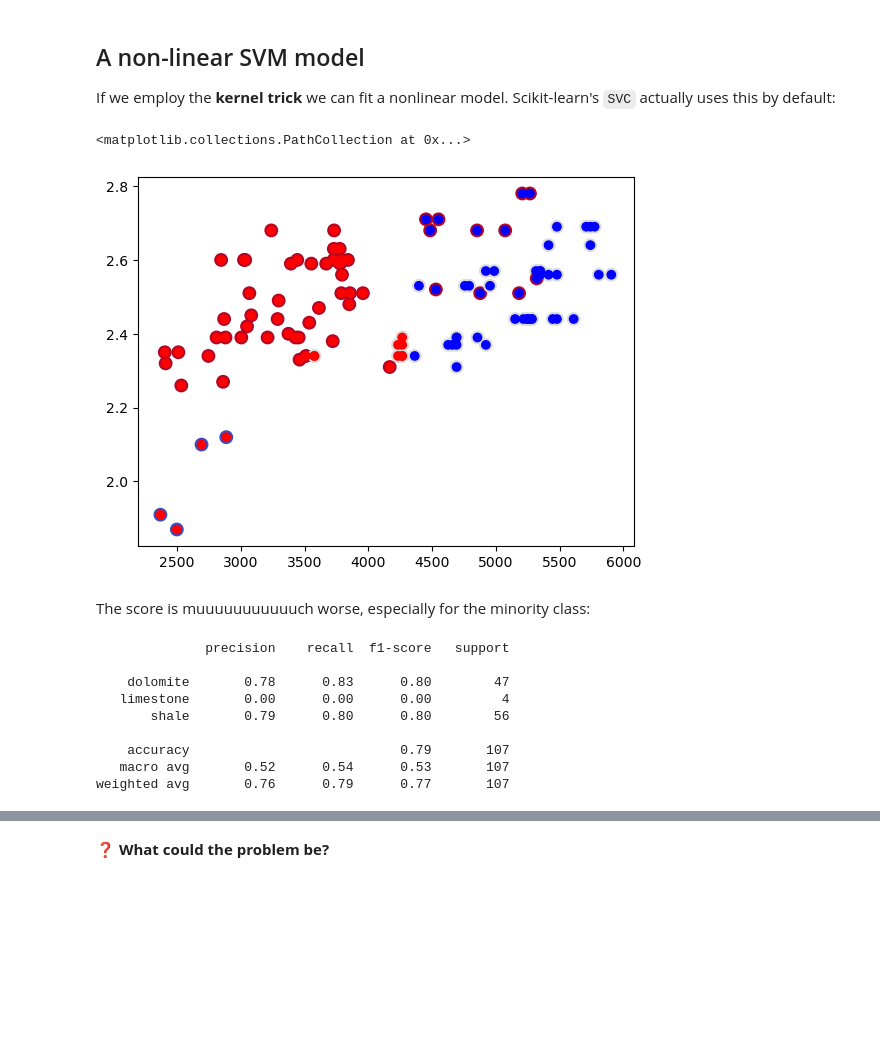
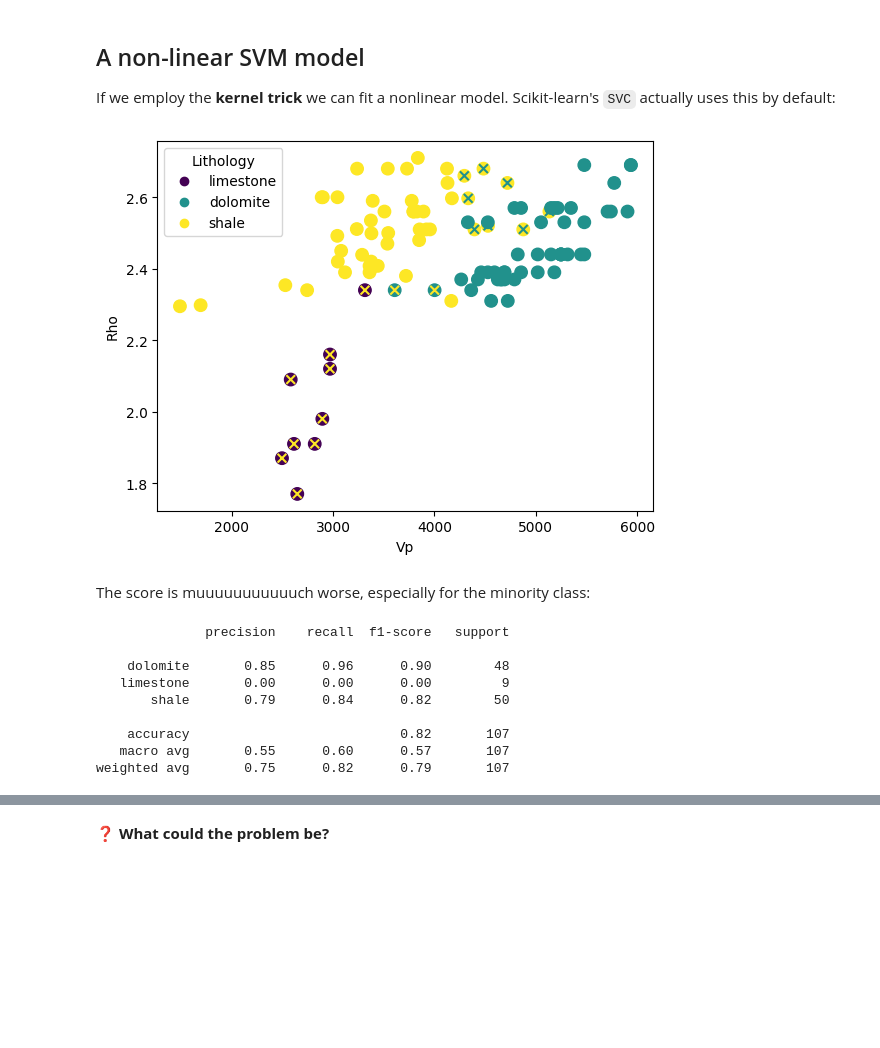
Before and after one commit to dawidszczur/intro-to-data-science, a Jupyter notebook: SOLUTIONS/1_classification_SOLVED.ipynb, the cells around one changed output, grey strips where cells are left out. Drawn from its saved outputs; the diff is of its cells as text; code cells hidden in the pictures.

```diff
--- a/SOLUTIONS/1_classification_SOLVED.ipynb
+++ b/SOLUTIONS/1_classification_SOLVED.ipynb
@@ -13,7 +13,7 @@ First we'll import some data. I'm using an extract from the Rock Property Catalo
 # %%
 import pandas as pd
 
-url = 'https://raw.githubusercontent.com/scienxlab/datasets/refs/heads/main/rpc/3-lithologies.csv'
+url = 'https://raw.githubusercontent.com/scienxlab/datasets/refs/heads/main/rpc/rpc-3-imbalanced.csv'
 
 df = pd.read_csv(url)
 
@@ -94,6 +100,6 @@ from sklearn.svm import SVC
 
 svc = SVC(kernel='linear')
 
-svc.fit(X, y)
+clf = svc.fit(X, y)
 
-y_pred = svc.predict(X)
+y_pred = clf.predict(X)
@@ -221,0 +321,8 @@ sns.kdeplot(X_test[:, 0])
+# %%
+X_train, X_test, y_train, y_test = train_test_split(X, y, random_state=1337)
+
+svc = SVC(kernel='linear')
+svc.fit(X_train, y_train)
+y_pred = svc.predict(X_test)
+
+print(classification_report(y_test, y_pred))
@@ -224,17 +341,22 @@ sns.kdeplot(X_test[:, 0])
 
 If we employ the **kernel trick** we can fit a nonlinear model. Scikit-learn's `SVC` actually uses this by default:
 # %%
+import matplotlib.colors as mcolors
+
 svc = SVC()  # Default is kernel='rbf'
+clf = svc.fit(X_train, y_train)
+y_pred = clf.predict(X_test)
 
-svc.fit(X_train, y_train)
+fig, ax = plt.subplots()
 
-y_pred = svc.predict(X_test)
-
-plt.scatter(*X_test.T, c=lith_index(y_test), s=80, cmap='coolwarm')
-plt.scatter(*X_test.T, c=lith_index(y_pred), cmap='bwr')
+scatter = ax.scatter(*X_test.T, c=lith_index(y_test), s= 80)
+ax.scatter(*X_test.T, c=np.array(lith_index(y_pred)), s=40, marker='x', norm=mcolors.Normalize(vmin=0, vmax=2))
+ax.set_xlabel('Vp')
+ax.set_ylabel('Rho')
+handles, labels = scatter.legend_elements()
+legend = ax.legend(handles = handles, labels = LITHS, title="Lithology")
 # %% [output]
-<matplotlib.collections.PathCollection at 0x...>
-[figure, old version]
+[figure, new version]
 # %% [markdown]
 The score is muuuuuuuuuuuch worse, especially for the minority class:
 # %%
@@ -242,10 +364,10 @@ print(classification_report(y_test, y_pred))
 # %% [output]
               precision    recall  f1-score   support
 
-    dolomite       0.78      0.83      0.80        47
-   limestone       0.00      0.00      0.00         4
-       shale       0.79      0.80      0.80        56
+    dolomite       0.85      0.96      0.90        48
+   limestone       0.00      0.00      0.00         9
+       shale       0.79      0.84      0.82        50
 
-    accuracy                           0.79       107
-   macro avg       0.52      0.54      0.53       107
-weighted avg       0.76      0.79      0.77       107
+    accuracy                           0.82       107
+   macro avg       0.55      0.60      0.57       107
+weighted avg       0.75      0.82      0.79       107
```
Also changed, not shown: parts of 59 cells of this notebook, 2 other files.
